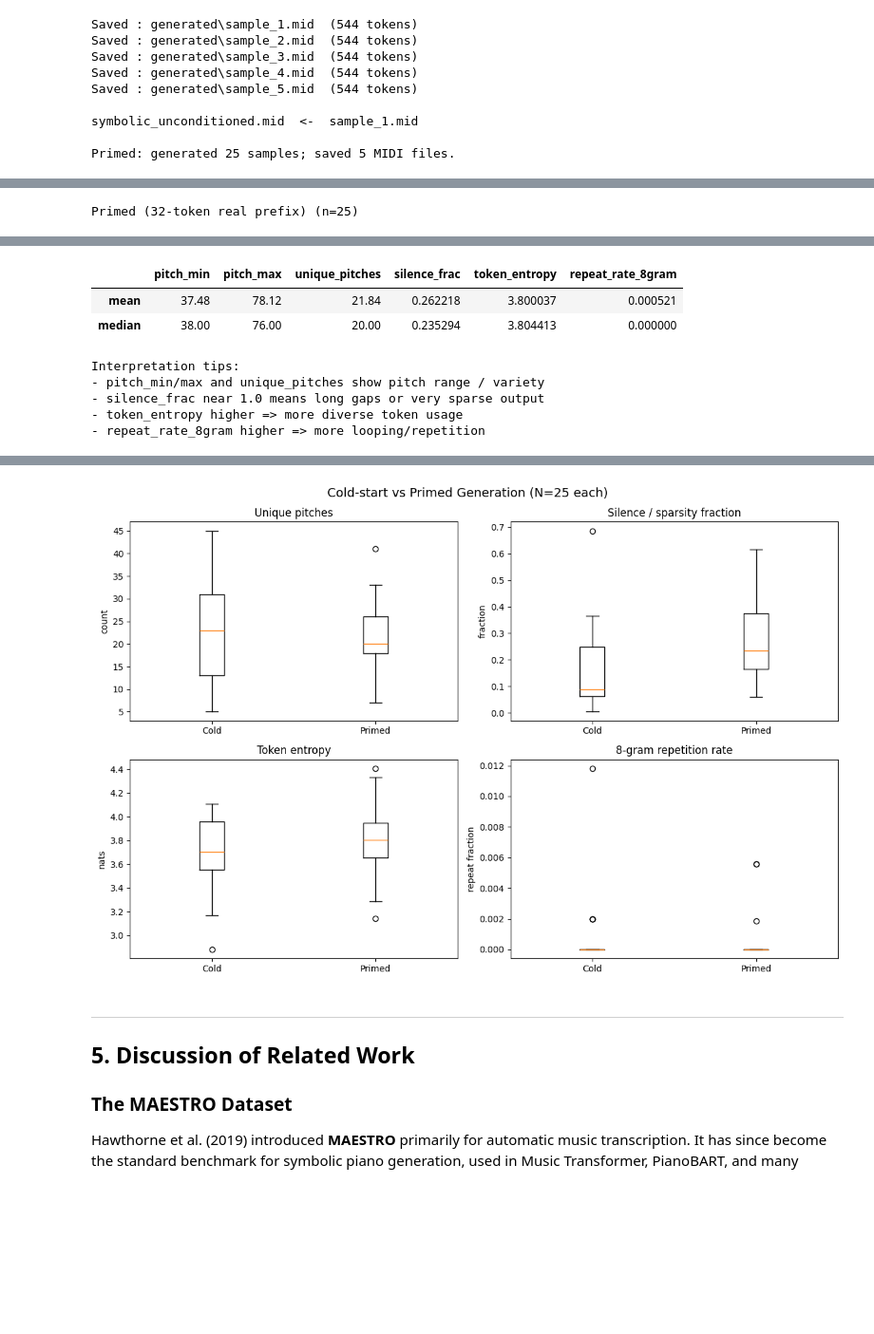
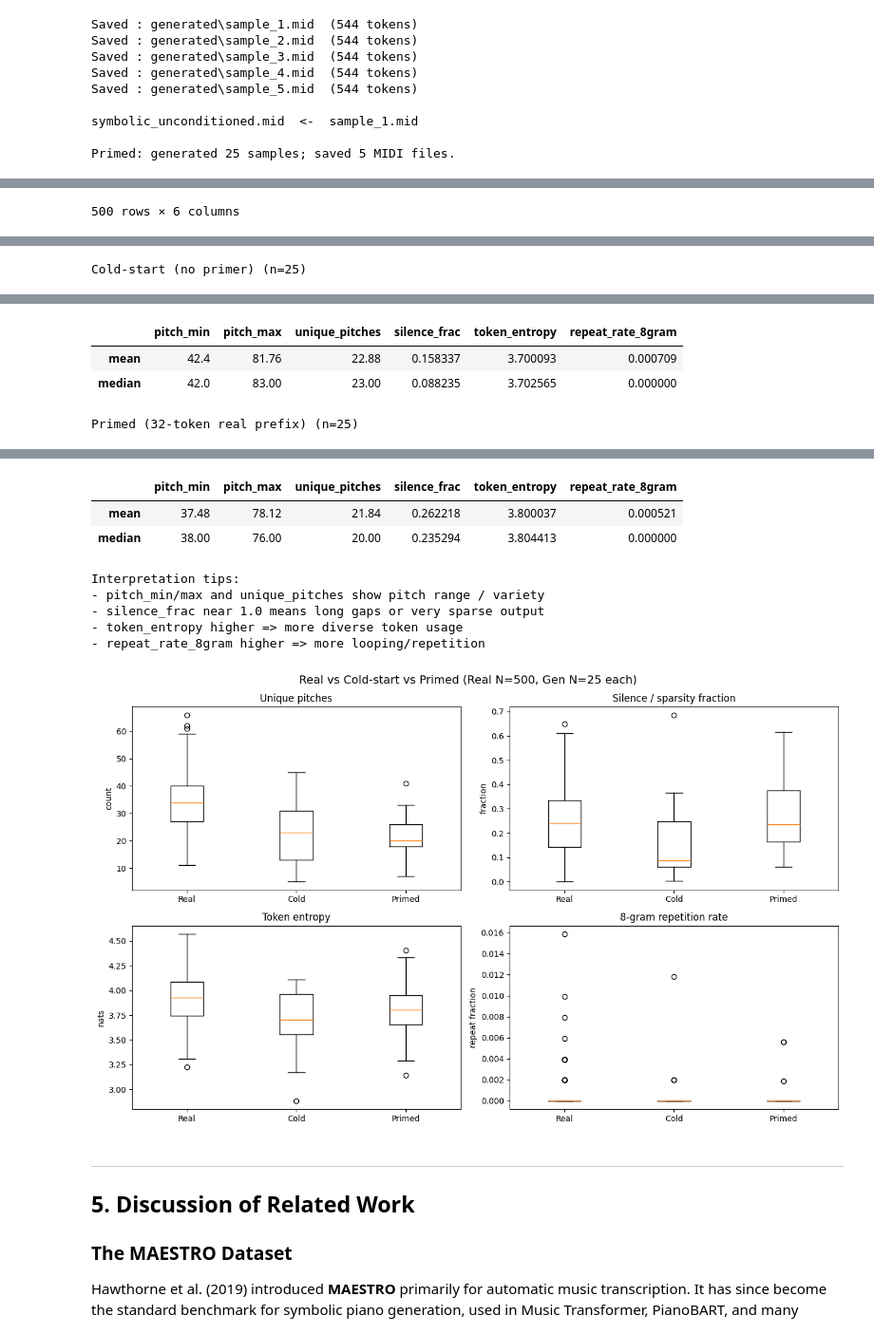
Before and after one commit to MaximeVergnet/CSE-153-Assignment-2, a Jupyter notebook: workbook.ipynb, the cells around one changed output, grey strips where cells are left out. Shown at 95% size. Drawn from its saved outputs; the diff is of its cells as text; code cells hidden in the pictures; blank space fills up the shorter version.

Commit message:
added comparison of real vs cold vs primed generations

```diff
--- a/workbook.ipynb
+++ b/workbook.ipynb
@@ -1026,7 +1026,15 @@ def summarize(label, ids_list):
     return df_stats
 
 
-# Compare cold-start vs primed generations
+# Compare real (dataset) vs cold-start vs primed generations
+
+# Sample real 512-token chunks from the dataset
+REAL_N = 500
+rng = np.random.default_rng(SEED)
+real_indices = rng.choice(len(train_chunks), size=min(REAL_N, len(train_chunks)), replace=False)
+real_ids_list = [train_chunks[i] for i in real_indices]
+
+real_stats   = summarize("Real MAESTRO chunks (train)", real_ids_list)
 cold_stats   = summarize("Cold-start (no primer)", cold_gen_ids_list)
 primed_stats = summarize("Primed (32-token real prefix)", primed_gen_ids_list)
 
@@ -1036,44 +1044,33 @@ print("- silence_frac near 1.0 means long gaps or very sparse output")
 print("- token_entropy higher => more diverse token usage")
 print("- repeat_rate_8gram higher => more looping/repetition")
 
-# --- Plot comparisons (25 samples each) ---
+# --- Plot comparisons (Real vs Cold vs Primed) ---
 plot_df = pd.concat([
+    real_stats.assign(setting="Real"),
     cold_stats.assign(setting="Cold start"),
     primed_stats.assign(setting="Primed"),
 ], ignore_index=True)
 
-fig, axes = plt.subplots(2, 2, figsize=(12, 8))
-fig.suptitle("Cold-start vs Primed Generation (N=25 each)", fontsize=14)
+fig, axes = plt.subplots(2, 2, figsize=(13, 8))
+fig.suptitle("Real vs Cold-start vs Primed (Real N=500, Gen N=25 each)", fontsize=14)
 
-axes[0,0].boxplot([
-    plot_df[plot_df.setting=="Cold start"]["unique_pitches"].dropna(),
-    plot_df[plot_df.setting=="Primed"]["unique_pitches"].dropna(),
-], labels=["Cold", "Primed"])
-axes[0,0].set_title("Unique pitches")
-axes[0,0].set_ylabel("count")
+labels = ["Real", "Cold", "Primed"]
 
-axes[0,1].boxplot([
-    plot_df[plot_df.setting=="Cold start"]["silence_frac"].dropna(),
-    plot_df[plot_df.setting=="Primed"]["silence_frac"].dropna(),
-], labels=["Cold", "Primed"])
-axes[0,1].set_title("Silence / sparsity fraction")
-axes[0,1].set_ylabel("fraction")
+def three_box(ax, col, title, ylabel):
+    ax.boxplot([
+        plot_df[plot_df.setting=="Real"][col].dropna(),
+        plot_df[plot_df.setting=="Cold start"][col].dropna(),
+        plot_df[plot_df.setting=="Primed"][col].dropna(),
+    ], labels=labels)
+    ax.set_title(title)
+    ax.set_ylabel(ylabel)
 
-axes[1,0].boxplot([
-    plot_df[plot_df.setting=="Cold start"]["token_entropy"].dropna(),
-    plot_df[plot_df.setting=="Primed"]["token_entropy"].dropna(),
-], labels=["Cold", "Primed"])
-axes[1,0].set_title("Token entropy")
-axes[1,0].set_ylabel("nats")
-
-axes[1,1].boxplot([
-    plot_df[plot_df.setting=="Cold start"]["repeat_rate_8gram"].dropna(),
-    plot_df[plot_df.setting=="Primed"]["repeat_rate_8gram"].dropna(),
-], labels=["Cold", "Primed"])
-axes[1,1].set_title("8-gram repetition rate")
-axes[1,1].set_ylabel("repeat fraction")
+three_box(axes[0,0], "unique_pitches", "Unique pitches", "count")
+three_box(axes[0,1], "silence_frac", "Silence / sparsity fraction", "fraction")
+three_box(axes[1,0], "token_entropy", "Token entropy", "nats")
+three_box(axes[1,1], "repeat_rate_8gram", "8-gram repetition rate", "repeat fraction")
 
 plt.tight_layout()
-plt.savefig("cold_vs_primed_stats.png", dpi=150, bbox_inches="tight")
+plt.savefig("real_vs_cold_vs_primed_stats.png", dpi=150, bbox_inches="tight")
 plt.show()
 # %% [output]
@@ -1098 +1090,2 @@ Cold-start (no primer) (n=25)
+500 rows × 6 columns
 |  | pitch_min | pitch_max | unique_pitches | silence_frac | token_entropy | repeat_rate_8gram |
@@ -1101,2 +1094,2 @@ Cold-start (no primer) (n=25)
-Primed (32-token real prefix) (n=25)
+Cold-start (no primer) (n=25)
 |  | pitch_min | pitch_max | unique_pitches | silence_frac | token_entropy | repeat_rate_8gram |
@@ -1119,8 +1112,4 @@ Primed (32-token real prefix) (n=25)
 |  | pitch_min | pitch_max | unique_pitches | silence_frac | token_entropy | repeat_rate_8gram |
-| mean | 37.48 | 78.12 | 21.84 | 0.262218 | 3.800037 | 0.000521 |
-| median | 38.00 | 76.00 | 20.00 | 0.235294 | 3.804413 | 0.000000 |
+| mean | 42.4 | 81.76 | 22.88 | 0.158337 | 3.700093 | 0.000709 |
+| median | 42.0 | 83.00 | 23.00 | 0.088235 | 3.702565 | 0.000000 |
-Interpretation tips:
-- pitch_min/max and unique_pitches show pitch range / variety
-- silence_frac near 1.0 means long gaps or very sparse output
-- token_entropy higher => more diverse token usage
-- repeat_rate_8gram higher => more looping/repetition
+Primed (32-token real prefix) (n=25)
@@ -1127,4 +1133,12 @@ Interpretation tips:
+|  | pitch_min | pitch_max | unique_pitches | silence_frac | token_entropy | repeat_rate_8gram |
+| mean | 37.48 | 78.12 | 21.84 | 0.262218 | 3.800037 | 0.000521 |
+| median | 38.00 | 76.00 | 20.00 | 0.235294 | 3.804413 | 0.000000 |
+Interpretation tips:
+- pitch_min/max and unique_pitches show pitch range / variety
+- silence_frac near 1.0 means long gaps or very sparse output
+- token_entropy higher => more diverse token usage
+- repeat_rate_8gram higher => more looping/repetition
-[figure, old version]
+[figure, new version]
 # %% [markdown]
 ---
 ## 5. Discussion of Related Work
```
Also changed, not shown: parts of 1 cell of this notebook.
